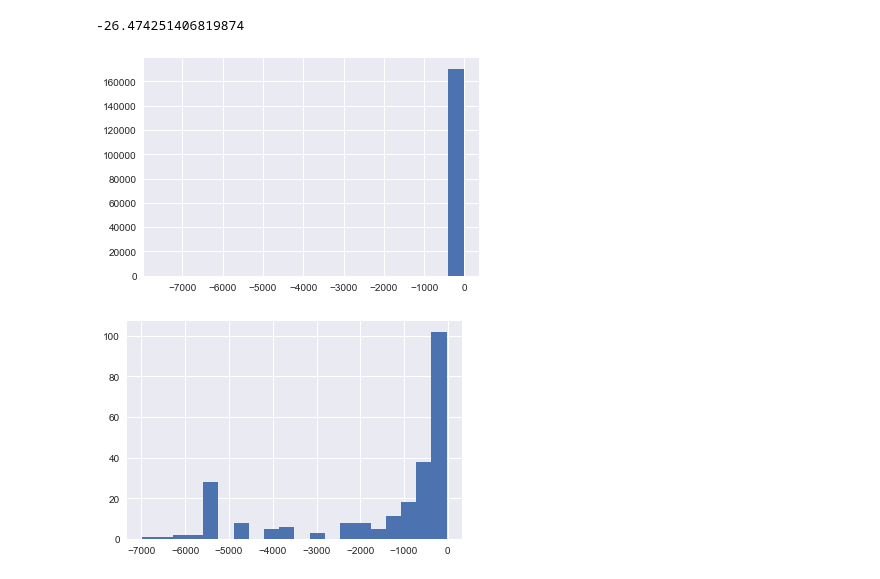
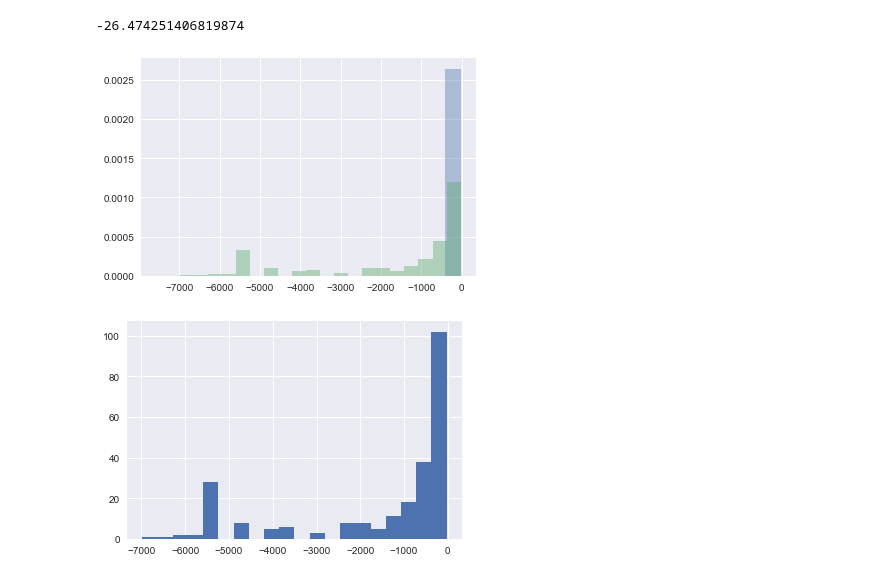
Before and after one commit to sushant2811/CreditCardFraudDetection, a Jupyter notebook: CCFraud-AnomalyDetection.ipynb, the cells around one changed output. Cells and saved outputs as stored; diff of their text form; code cells hidden in the pictures.

```diff
--- a/CCFraud-AnomalyDetection.ipynb
+++ b/CCFraud-AnomalyDetection.ipynb
@@ -300,9 +300,10 @@ np.max(model.logpdf(FraudValidate.drop('Class', axis=1).values))
 # %% [output]
 -26.474251406819874
 # %%
-plt.hist(model.logpdf(NormalTrain.drop('Class', axis=1).values), bins = 20);
+sns.distplot(model.logpdf(NormalTrain.drop('Class', axis=1).values), bins = 20, norm_hist=True, kde=False);
+sns.distplot(model.logpdf(FraudValidate.drop('Class', axis=1).values), bins = 20, norm_hist=True, kde=False);
 # %% [output]
-[figure, old version]
+[figure, new version]
 # %%
 plt.hist(model.logpdf(FraudValidate.drop('Class', axis=1).values), bins = 20);
 # %% [output]
```
Also changed, not shown: parts of 8 cells of this notebook.
